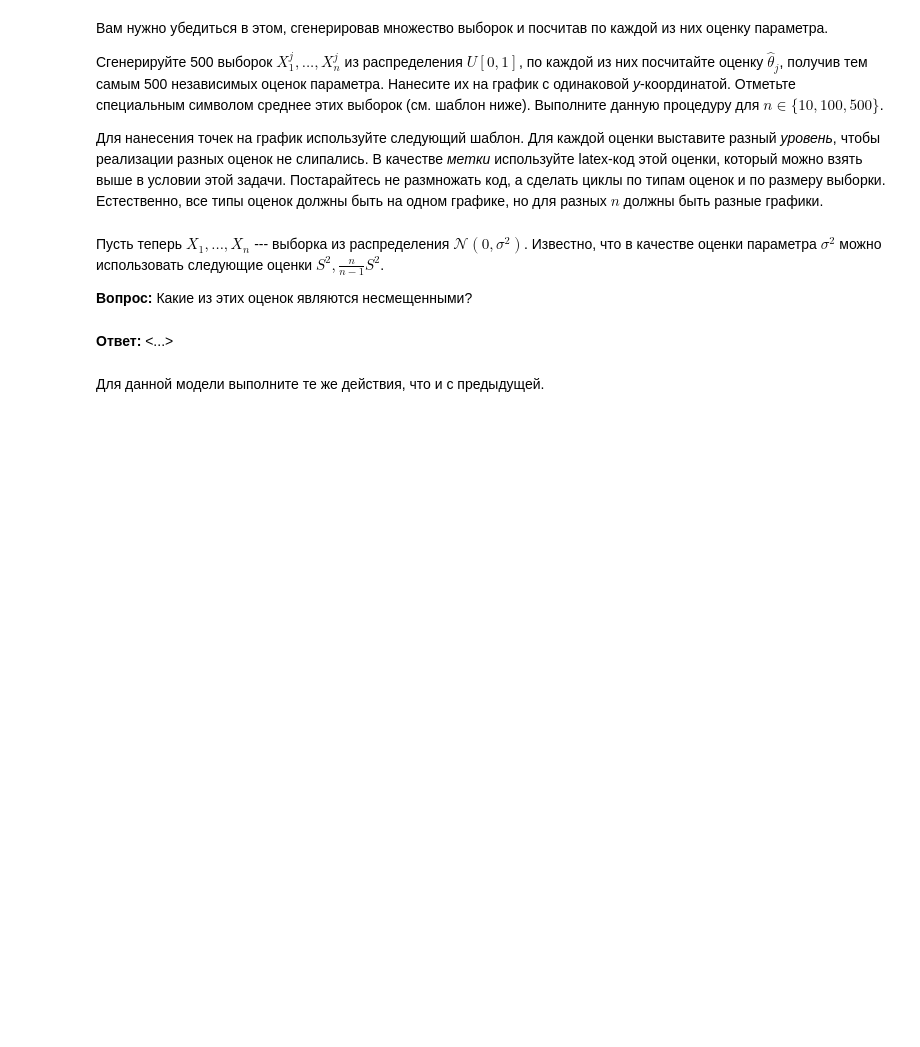
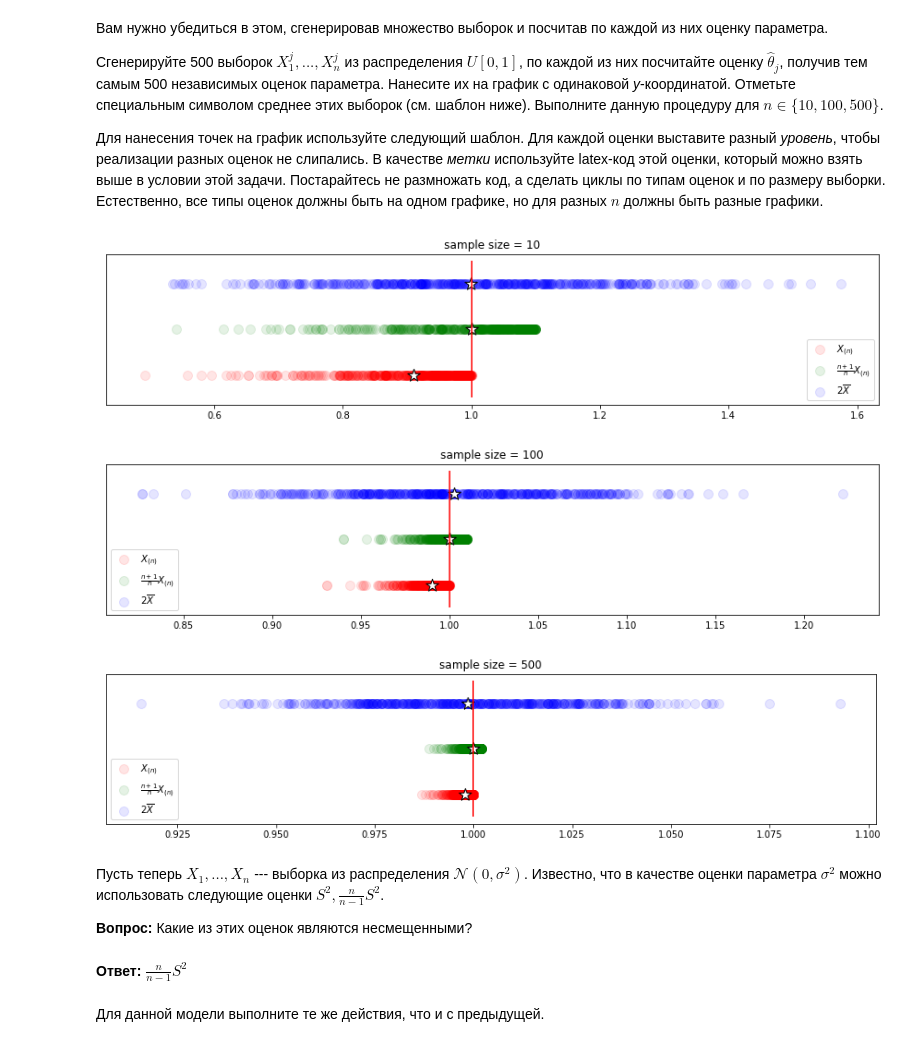
Before and after one commit to heorhii-bolotov/MIPT-Statistics, a Jupyter notebook: 2/2.30.ipynb, the cells around one changed output. Cells and saved outputs as stored; diff of their text form; code cells hidden in the pictures; blank space fills up the shorter version.

```diff
--- a/2/2.30.ipynb
+++ b/2/2.30.ipynb
@@ -44,22 +53,48 @@
 
 Для нанесения точек на график используйте следующий шаблон. Для каждой оценки выставите разный *уровень*, чтобы реализации разных оценок не слипались. В качестве *метки* используйте latex-код этой оценки, который можно взять выше в условии этой задачи. Постарайтесь не размножать код, а сделать циклы по типам оценок и по размеру выборки. Естественно, все типы оценок должны быть на одном графике, но для разных $n$ должны быть разные графики.
 # %%
-Для каждой оценки:
-plt.scatter(оценка, np.zeros_like(оценка) + уровень,
-            alpha=0.1, s=100, color=цвет, label=метка)
-plt.scatter(оценка.mean(), уровень, marker='*', s=200,
-            color='w', edgecolors='black')
+def check_unbiased(distribution, estimators):
+    number_samples = 500
+    for number_elements_in_sample in [10, 100, 500]:
+        plt.figure(figsize=(15, 3))
 
-Для всего графика:
-plt.vlines(1, от, до, color='r')
-plt.title('sample size = %d' % размер выборки)
-plt.yticks([])
-plt.legend()
+        # Для каждой оценки:
+        samples = distribution.rvs(size=number_elements_in_sample * number_samples).reshape(number_samples, number_elements_in_sample)
+        for i, (estimator, estimate_label, estimate_color) in enumerate(estimators):
+            estimate = estimator(samples)
+            plt.scatter(estimate, np.zeros_like(estimate) + i, alpha=0.1, s=100, color=estimate_color, label=estimate_label)
+            plt.scatter(estimate.mean(), i, marker='*', s=200, color='w', edgecolors='black')
+
+        # Для всего графика:
+        plt.vlines(1, -0.5, len(estimators) - 0.5, color='r')
+        plt.title('sample size = %d' % number_elements_in_sample)
+        plt.yticks([])
+        plt.legend()
+        plt.show()
+# %%
+def uniform_estimator1(samples):
+    return samples.max(axis=1)
+
+def uniform_estimator2(samples):
+    n = samples.shape[1]
+    return samples.max(axis=1) * (n + 1) / n
+
+def uniform_estimator3(samples):
+    return samples.mean(axis=1) * 2
+
+uniform_estimators = [(uniform_estimator1, '$X_{(n)}$', 'red'),
+                      (uniform_estimator2, '$\\frac{n+1}{n}X_{(n)}$', 'green'),
+                      (uniform_estimator3, '$2\overline{X}$', 'blue')]
+check_unbiased(sps.uniform, uniform_estimators)
+# %% [output]
+[figure, added]
+[figure, added]
+[figure, added]
 # %% [markdown]
 Пусть теперь $X_1, ..., X_n$ --- выборка из распределения $\mathcal{N}(0, \sigma^2)$. Известно, что в качестве оценки параметра $\sigma^2$ можно использовать следующие оценки $S^2, \frac{n}{n-1}S^2$.
 
 **Вопрос:** Какие из этих оценок являются несмещенными?
-# %% [markdown]
-**Ответ:** <...>
+# %% [markdown]
+**Ответ:** $\frac{n}{n-1}S^2$
 # %% [markdown]
 Для данной модели выполните те же действия, что и с предыдущей.
```
Also changed, not shown: parts of 40 cells of this notebook, 1 other file.
